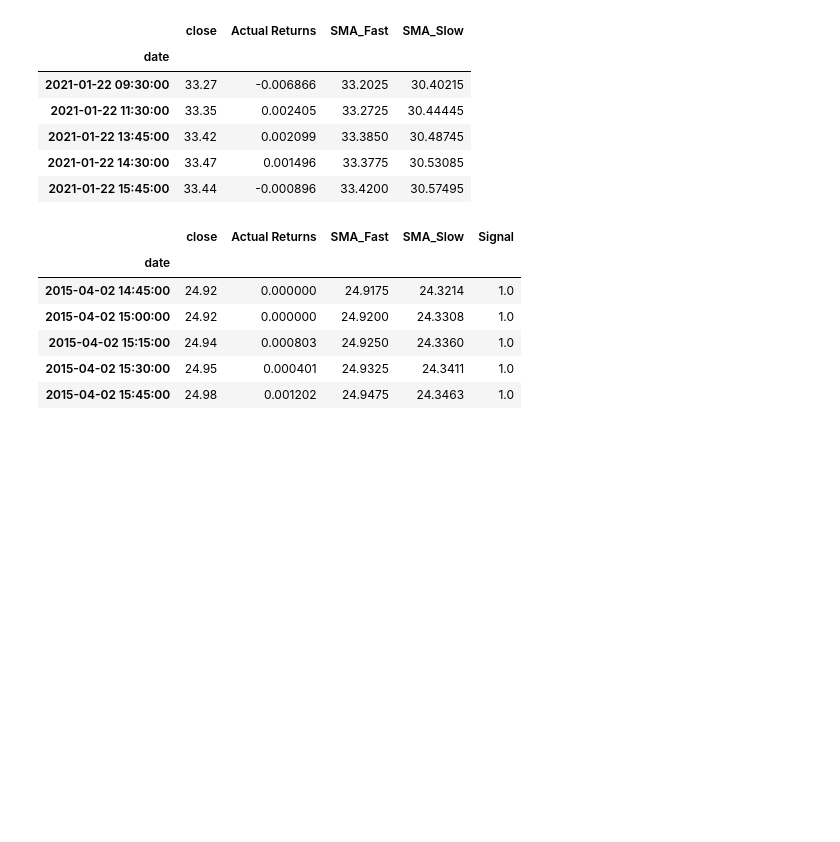
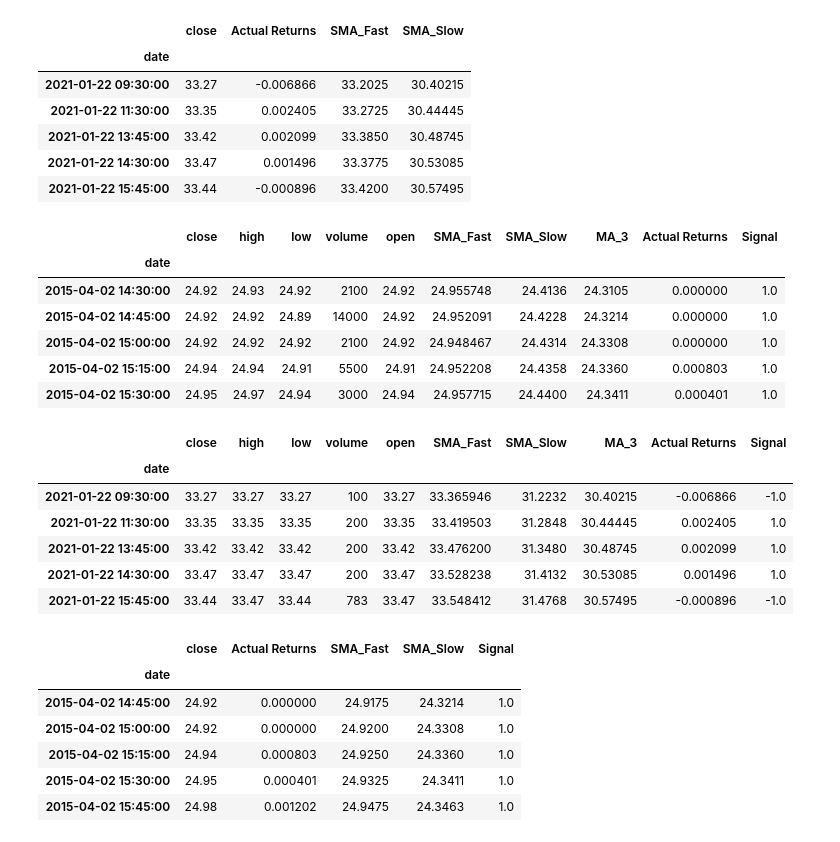
Before and after one commit to jpmaddox97/module_14_challenge, a Jupyter notebook: Starter_Code/machine_learning_trading_bot.ipynb, the cells around one changed output. Cells and saved outputs as stored; diff of their text form; code cells hidden in the pictures; blank space fills up the shorter version.

```diff
--- a/Starter_Code/machine_learning_trading_bot.ipynb
+++ b/Starter_Code/machine_learning_trading_bot.ipynb
@@ -166,6 +201,34 @@ display(signals_df.tail())
 | 2021-01-22 13:45:00 | 33.42 | 0.002099 | 33.3850 | 30.48745 |
 | 2021-01-22 14:30:00 | 33.47 | 0.001496 | 33.3775 | 30.53085 |
 | 2021-01-22 15:45:00 | 33.44 | -0.000896 | 33.4200 | 30.57495 |
+# %%
+# Initialize the new Signal column
+signals_df2['Signal'] = 0.0
+
+# When Actual Returns are greater than or equal to 0, generate signal to buy stock long
+signals_df2.loc[(signals_df2['Actual Returns'] >= 0), 'Signal'] = 1
+
+# When Actual Returns are less than 0, generate signal to sell stock short
+signals_df2.loc[(signals_df2['Actual Returns'] < 0), 'Signal'] = -1
+
+# Review the DataFrame
+display(signals_df2.head())
+display(signals_df2.tail())
+# %% [output]
+|  | close | high | low | volume | open | SMA_Fast | SMA_Slow | MA_3 | Actual Returns | Signal |
+| date |  |  |  |  |  |  |  |  |  |  |
+| 2015-04-02 14:30:00 | 24.92 | 24.93 | 24.92 | 2100 | 24.92 | 24.955748 | 24.4136 | 24.3105 | 0.000000 | 1.0 |
+| 2015-04-02 14:45:00 | 24.92 | 24.92 | 24.89 | 14000 | 24.92 | 24.952091 | 24.4228 | 24.3214 | 0.000000 | 1.0 |
+| 2015-04-02 15:00:00 | 24.92 | 24.92 | 24.92 | 2100 | 24.92 | 24.948467 | 24.4314 | 24.3308 | 0.000000 | 1.0 |
+| 2015-04-02 15:15:00 | 24.94 | 24.94 | 24.91 | 5500 | 24.91 | 24.952208 | 24.4358 | 24.3360 | 0.000803 | 1.0 |
+| 2015-04-02 15:30:00 | 24.95 | 24.97 | 24.94 | 3000 | 24.94 | 24.957715 | 24.4400 | 24.3411 | 0.000401 | 1.0 |
+|  | close | high | low | volume | open | SMA_Fast | SMA_Slow | MA_3 | Actual Returns | Signal |
+| date |  |  |  |  |  |  |  |  |  |  |
+| 2021-01-22 09:30:00 | 33.27 | 33.27 | 33.27 | 100 | 33.27 | 33.365946 | 31.2232 | 30.40215 | -0.006866 | -1.0 |
+| 2021-01-22 11:30:00 | 33.35 | 33.35 | 33.35 | 200 | 33.35 | 33.419503 | 31.2848 | 30.44445 | 0.002405 | 1.0 |
+| 2021-01-22 13:45:00 | 33.42 | 33.42 | 33.42 | 200 | 33.42 | 33.476200 | 31.3480 | 30.48745 | 0.002099 | 1.0 |
+| 2021-01-22 14:30:00 | 33.47 | 33.47 | 33.47 | 200 | 33.47 | 33.528238 | 31.4132 | 30.53085 | 0.001496 | 1.0 |
+| 2021-01-22 15:45:00 | 33.44 | 33.47 | 33.44 | 783 | 33.47 | 33.548412 | 31.4768 | 30.57495 | -0.000896 | -1.0 |
 # %%
 # Initialize the new Signal column
 signals_df['Signal'] = 0.0
```
Also changed, not shown: parts of 18 cells of this notebook, 2 other files.
